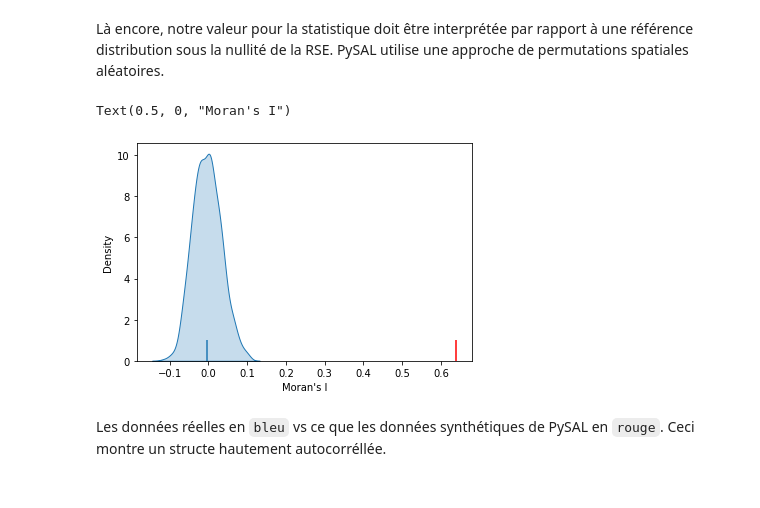
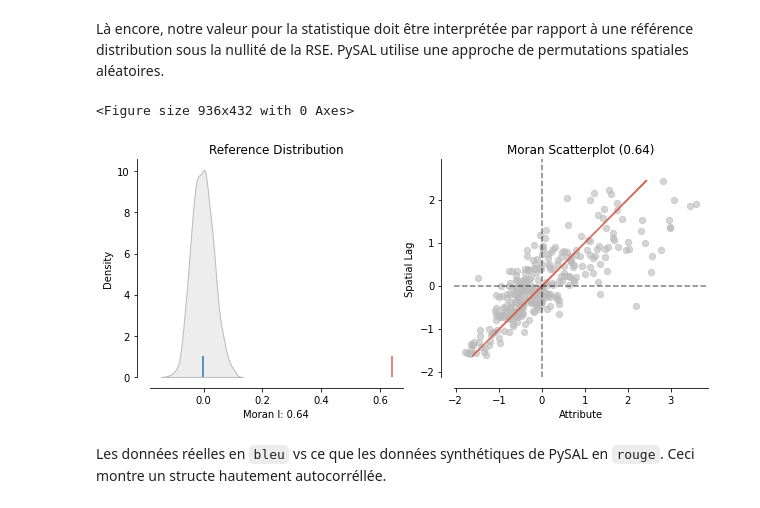
Before and after one commit to abdoulsn/spatial-econometrics, a Jupyter notebook: 01.Python_autocorrelation_spatiale.ipynb, the cells around one changed output. Cells and saved outputs as stored; diff of their text form; code cells hidden in the pictures.

```diff
--- a/01.Python_autocorrelation_spatiale.ipynb
+++ b/01.Python_autocorrelation_spatiale.ipynb
@@ -186,15 +186,14 @@ mi.I
 0.639785528675383
 # %% [markdown]
 Là encore, notre valeur pour la statistique doit être interprétée par rapport à une référence distribution sous la nullité de la RSE. PySAL utilise une approche de permutations spatiales aléatoires.
-# %%
-
-sns.kdeplot(mi.sim, shade=True)
-plt.vlines(mi.I, 0, 1, color='r')
-plt.vlines(mi.EI, 0,1)
-plt.xlabel("Moran's I")
-# %% [output]
-Text(0.5, 0, "Moran's I")
-[figure, removed]
+# %%
+from splot.esda import plot_moran
+
+plot_moran(mi, zstandard=True, figsize=(10,4), )
+plt.show()
+# %% [output]
+<Figure size 936x432 with 0 Axes>
+[figure, added]
 # %% [markdown]
 Les données réelles en `bleu` vs ce que les données synthétiques de PySAL en `rouge`. Ceci montre un structe hautement autocorréllée.
 # %% [markdown]
```
Also changed, not shown: parts of 1 cell of this notebook.
